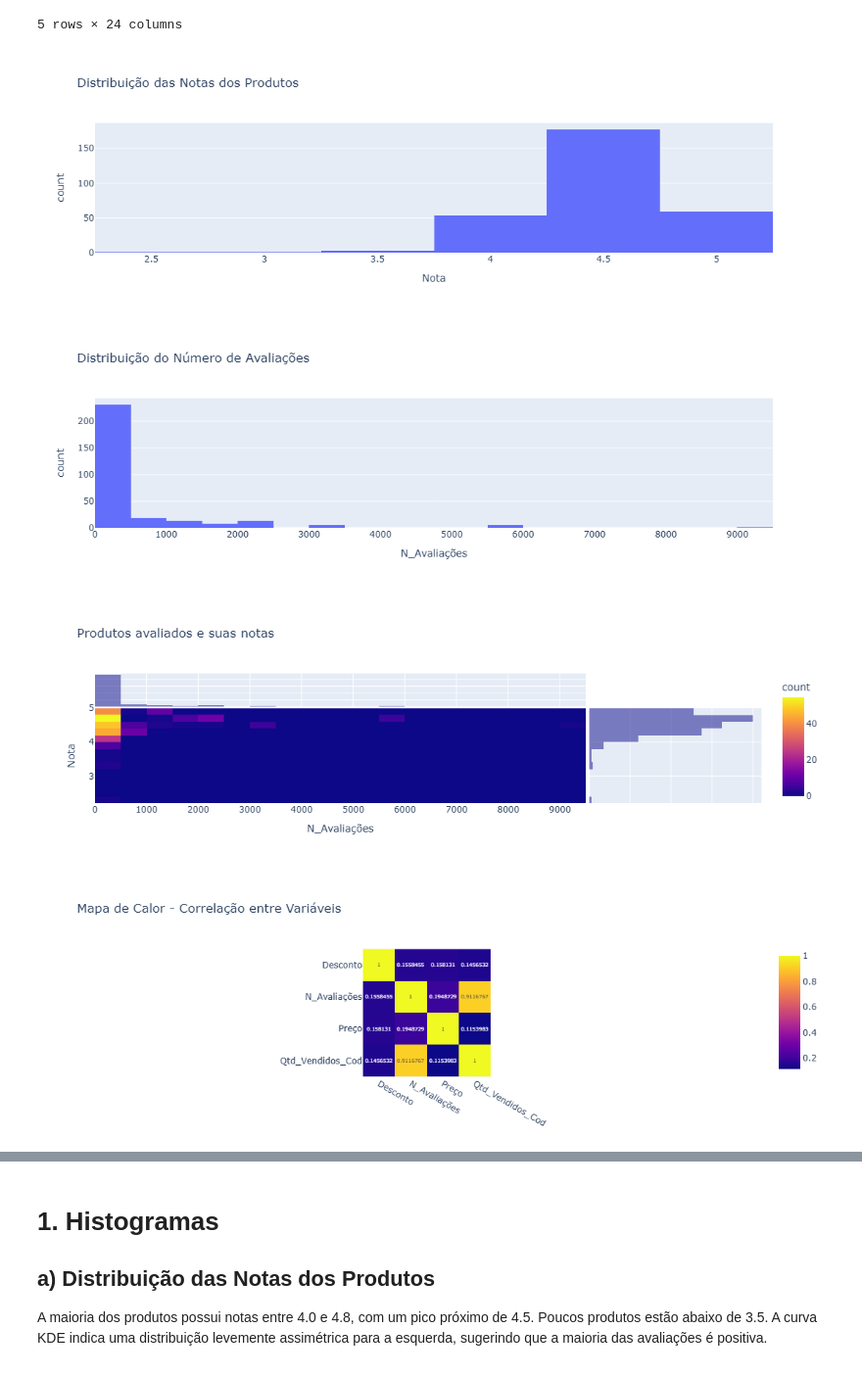
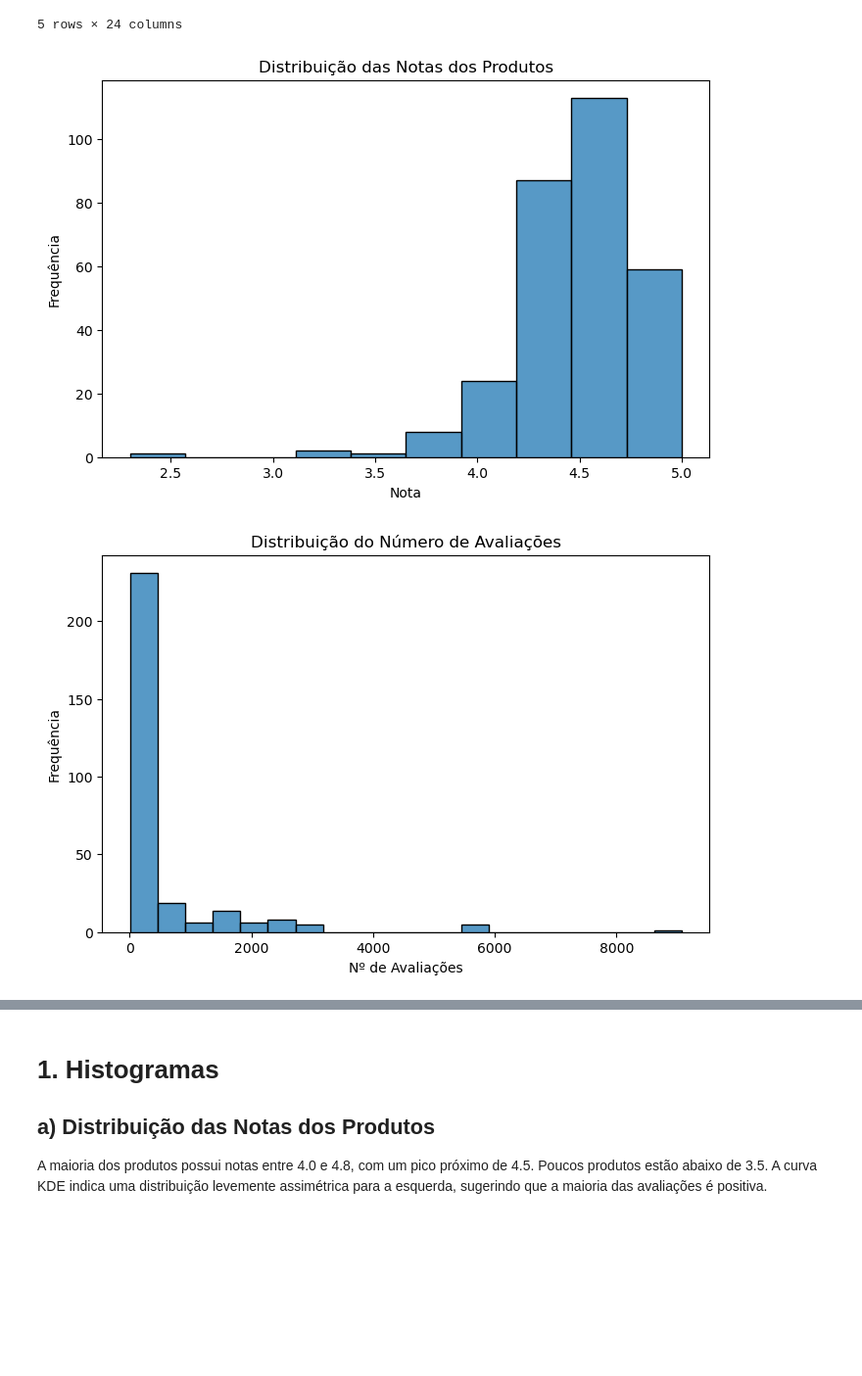
Before and after one commit to nogalinny/GraficoVendas, a Jupyter notebook: Untitled.ipynb, the cells around one changed output, grey strips where cells are left out. Shown: that part at 98% size. Cells and saved outputs as stored; diff of their text form; code cells hidden in the pictures; blank space fills up the shorter version.

```diff
--- a/Untitled.ipynb
+++ b/Untitled.ipynb
@@ -33,41 +33,19 @@ df.head()
 | 4 | 5 | Blusa + Calça Térmica Treino Fute... | 4.7 | 58 | 5 | roupa zero grau | termico unissex | Sem gênero infantil | outono/inverno | Produto ótimo , mesmo após várias... | ... |
 5 rows × 24 columns
 # %%
-def cria_graficos(df):
-    fig1 = px.histogram(df, x='Nota', nbins=10, title='Distribuição das Notas dos Produtos')
-    fig2 = px.histogram(df, x='N_Avaliações', nbins=20, title='Distribuição do Número de Avaliações')
-    fig3 = px.density_heatmap(df, x='N_Avaliações', y='Nota',
-                             title='Produtos avaliados e suas notas',
-                             marginal_x='histogram', marginal_y='histogram')
-    df_corr = df[['Desconto', 'N_Avaliações', 'Preço', 'Qtd_Vendidos_Cod']].corr()
-    fig4 = px.imshow(df_corr, text_auto=True, title='Mapa de Calor - Correlação entre Variáveis')
-    fig5 = px.bar(df, x='Temporada_Cod', y='Qtd_Vendidos_Cod',
-                  title='Quantidade Vendida na Temporada', color_discrete_sequence=['#90ee70'])
-    genero_counts = df.groupby('Gênero')['Qtd_Vendidos_Cod'].sum().reset_index()
-    fig6 = px.pie(genero_counts, names='Gênero', values='Qtd_Vendidos_Cod',
-                  title='Quantidade de Produtos Vendidos por Gênero')
-    fig7 = px.density_contour(df, x='Preço_MinMax', title='Densidade de Preços')
-    fig8 = px.scatter(df, x='Qtd_Vendidos_Cod', y='Desconto',
-                      title='Regressão de Quantidade Vendida pelo Desconto')
+plt.figure(figsize=(8,5))
+sns.histplot(df['Nota'], bins=10, kde=False)
+plt.title('Distribuição das Notas dos Produtos')
+plt.xlabel('Nota')
+plt.ylabel('Frequência')
+plt.show()
 
-    return fig1, fig2, fig3, fig4, fig5, fig6, fig7, fig8
-
-# Exemplo de uso no notebook:
-
-df = pd.read_excel('ecommerce_estatistica.xlsx')
-
-fig1, fig2, fig3, fig4, fig5, fig6, fig7, fig8 = cria_graficos(df)
-
-fig1.show()
-fig2.show()
-fig3.show()
-fig4.show()
-fig5.show()
-fig6.show()
-fig7.show()
-fig8.show()
+plt.figure(figsize=(8,5))
+sns.histplot(df['N_Avaliações'], bins=20, kde=False)
+plt.title('Distribuição do Número de Avaliações')
+plt.xlabel('Nº de Avaliações')
+plt.ylabel('Frequência')
+plt.show()
 # %% [output]
-[figure, old version]
+[figure, new version]
-[figure, old version]
+[figure, new version]
-[figure, removed]
-[figure, removed]
```
Also changed, not shown: parts of 8 cells of this notebook.
